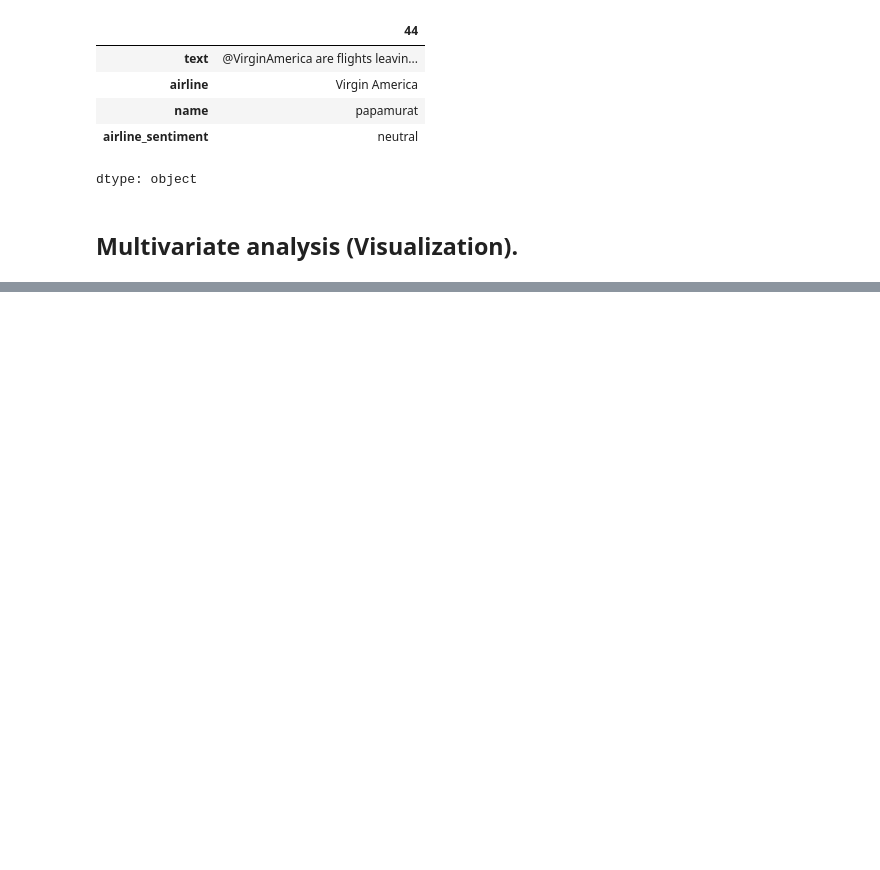
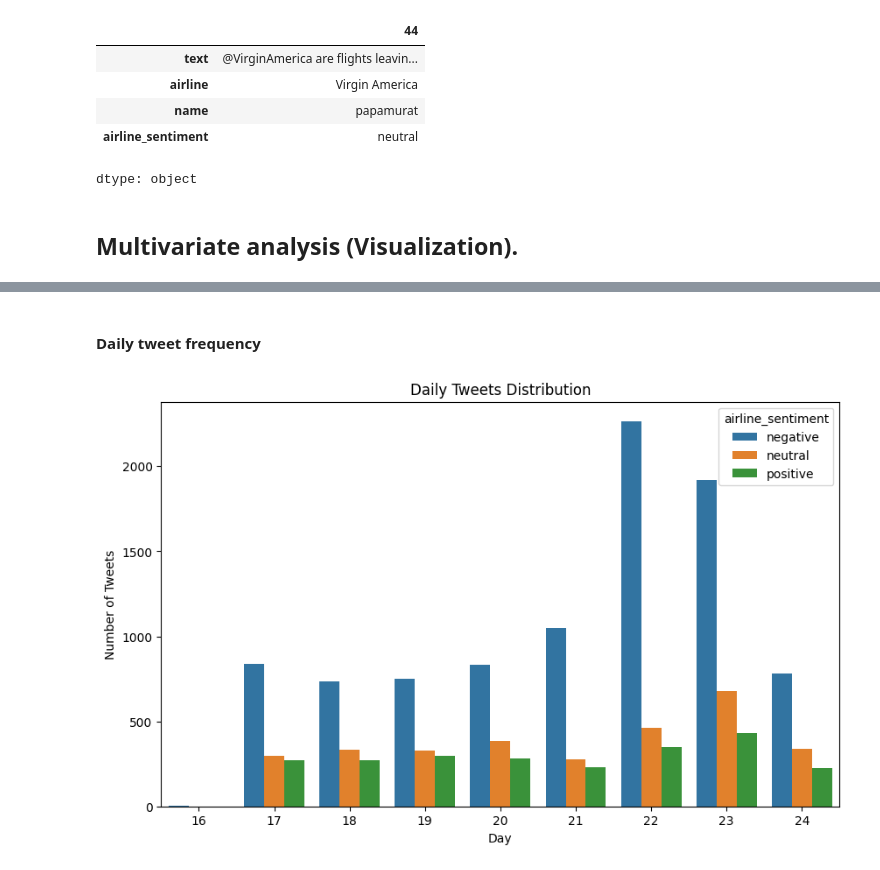
Before and after one commit to elyte5star/classification-task, a Jupyter notebook: task1.ipynb, the cells around one changed output, grey strips where cells are left out. Cells and saved outputs as stored; diff of their text form; code cells hidden in the pictures; blank space fills up the shorter version.

```diff
--- a/task1.ipynb
+++ b/task1.ipynb
@@ -264,0 +397,19 @@ dtype: object
+# %%
+def decompose_date(date_str)-> pd.Series:
+  aux = date_str.replace(' -0800','')
+  date_utc = datetime.strptime(aux,"%Y-%m-%d %H:%M:%S")
+  return pd.Series([date_utc.weekday(),date_utc.day,date_utc.hour])
+
+
+dataset[['week_day','day','hour']] = dataset.pop('tweet_created').apply(decompose_date)
+# %% [markdown]
+#### Daily tweet frequency
+# %%
+fig, axes = plt.subplots(figsize=(10,6))
+ax = sns.countplot(x="day", hue="airline_sentiment", data=dataset)
+ax.set_xlabel('Day')
+ax.set_ylabel('Number of Tweets')
+ax.set_title('Daily Tweets Distribution')
+del ax,fig,axes
+# %% [output]
+[figure, added]
```
Also changed, not shown: parts of 18 cells of this notebook.
